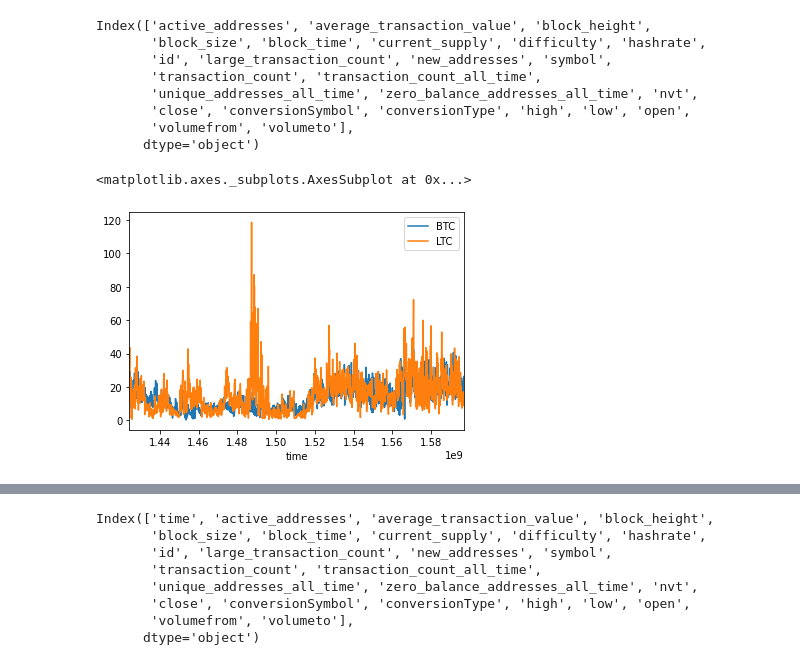
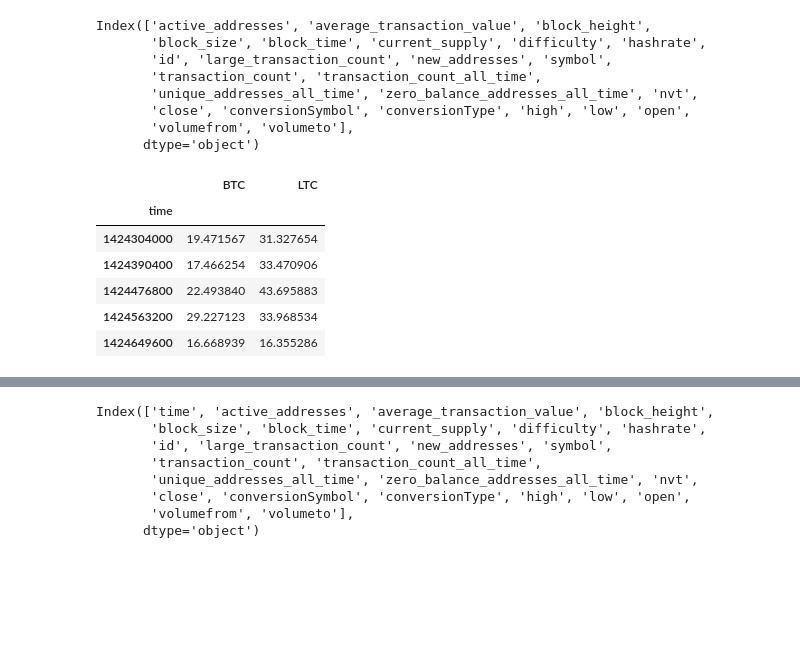
Before and after one commit to gdepalma93/nu_fintech_project_2, a Jupyter notebook: Lasso Workbook.ipynb, the cells around one changed output, grey strips where cells are left out. Drawn from its saved outputs; the diff is of its cells as text; code cells hidden in the pictures; blank space fills up the shorter version.

```diff
--- a/Lasso Workbook.ipynb
+++ b/Lasso Workbook.ipynb
@@ -70,13 +70,18 @@ Index(['active_addresses', 'average_transaction_value', 'block_height',
 # %%
 coin_list = ['BTC', 'LTC']
 nvt_df = pd.DataFrame()
 for coin in coin_list:
     df = calc_nvt(coin)
     nvt_df[coin] = df['nvt']
-nvt_df.plot()
+nvt_df.head()
 # %% [output]
-<matplotlib.axes._subplots.AxesSubplot at 0x...>
-[figure, removed]
+|  | BTC | LTC |
+| time |  |  |
+| 1424304000 | 19.471567 | 31.327654 |
+| 1424390400 | 17.466254 | 33.470906 |
+| 1424476800 | 22.493840 | 43.695883 |
+| 1424563200 | 29.227123 | 33.968534 |
+| 1424649600 | 16.668939 | 16.355286 |
 # %%
 btc_df.reset_index(inplace = True)
 # %%
```
Also changed, not shown: 1 other file.
